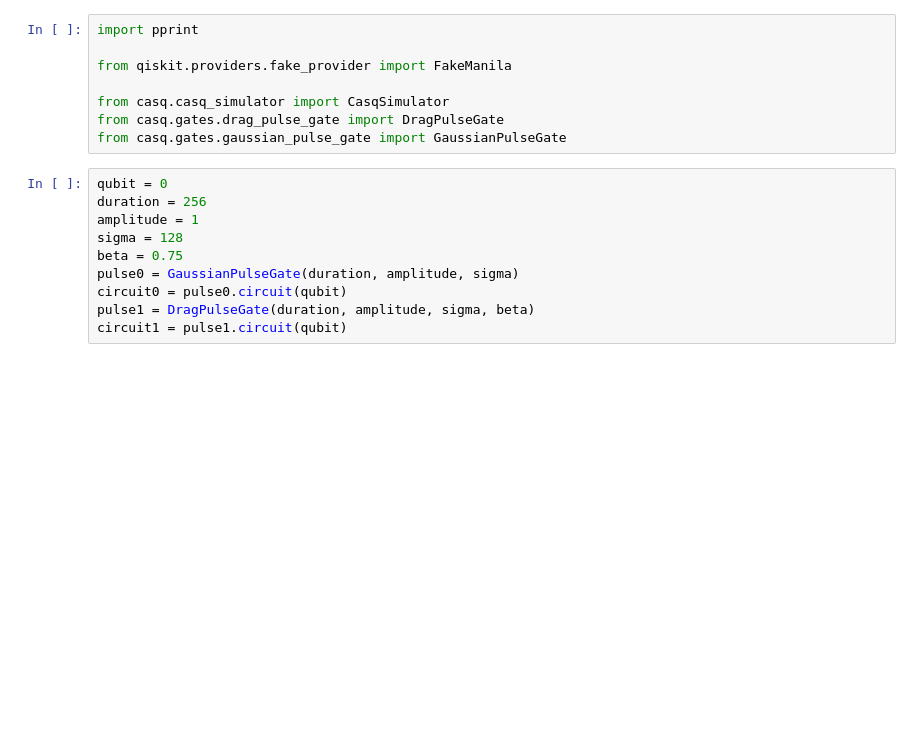
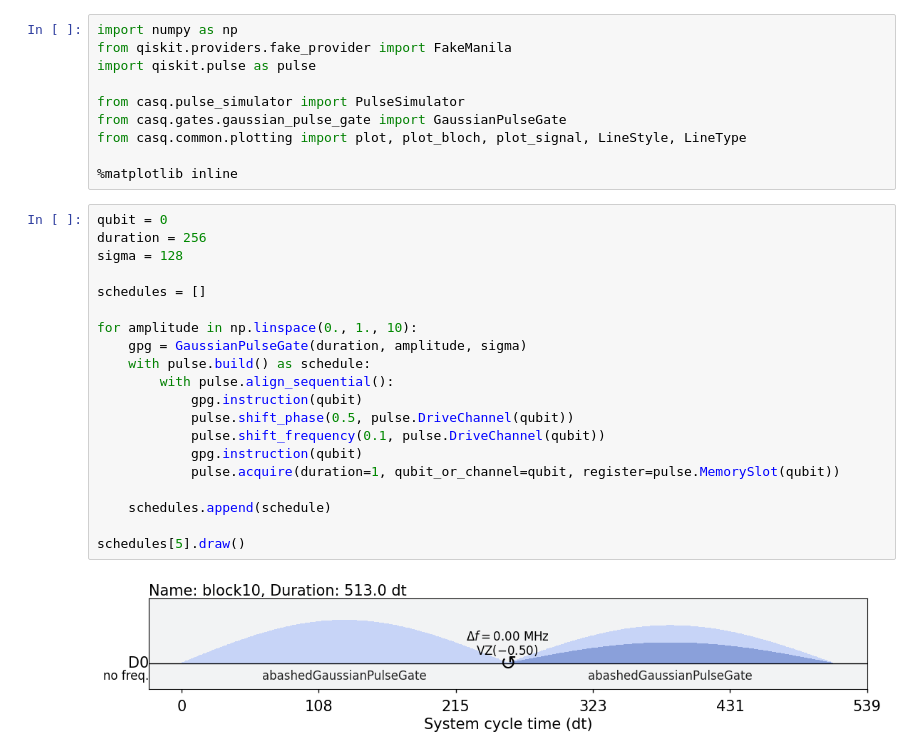
Before and after one commit to sinel/casq, a Jupyter notebook: src/casq/notebooks/playground.ipynb, the cells around one changed output. Cells and saved outputs as stored; diff of their text form; blank space fills up the shorter version.

Commit message:
Work in progress on pulse simulator.

```diff
--- a/src/casq/notebooks/playground.ipynb
+++ b/src/casq/notebooks/playground.ipynb
@@ -1,18 +1,32 @@
 # %%
-import pprint
+import numpy as np
+from qiskit.providers.fake_provider import FakeManila
+import qiskit.pulse as pulse
 
-from qiskit.providers.fake_provider import FakeManila
+from casq.pulse_simulator import PulseSimulator
+from casq.gates.gaussian_pulse_gate import GaussianPulseGate
+from casq.common.plotting import plot, plot_bloch, plot_signal, LineStyle, LineType
 
-from casq.casq_simulator import CasqSimulator
-from casq.gates.drag_pulse_gate import DragPulseGate
-from casq.gates.gaussian_pulse_gate import GaussianPulseGate
+%matplotlib inline
-# %%
-qubit = 0
-duration = 256
-amplitude = 1
-sigma = 128
-beta = 0.75
-pulse0 = GaussianPulseGate(duration, amplitude, sigma)
-circuit0 = pulse0.circuit(qubit)
-pulse1 = DragPulseGate(duration, amplitude, sigma, beta)
-circuit1 = pulse1.circuit(qubit)
+# %%
+qubit = 0
+duration = 256
+sigma = 128
+
+schedules = []
+
+for amplitude in np.linspace(0., 1., 10):
+    gpg = GaussianPulseGate(duration, amplitude, sigma)
+    with pulse.build() as schedule:
+        with pulse.align_sequential():
+            gpg.instruction(qubit)
+            pulse.shift_phase(0.5, pulse.DriveChannel(qubit))
+            pulse.shift_frequency(0.1, pulse.DriveChannel(qubit))
+            gpg.instruction(qubit)
+            pulse.acquire(duration=1, qubit_or_channel=qubit, register=pulse.MemorySlot(qubit))
+
+    schedules.append(schedule)
+
+schedules[5].draw()
+# %% [output]
+[figure, added]
```
Also changed, not shown: parts of 10 cells of this notebook, 14 other files.
